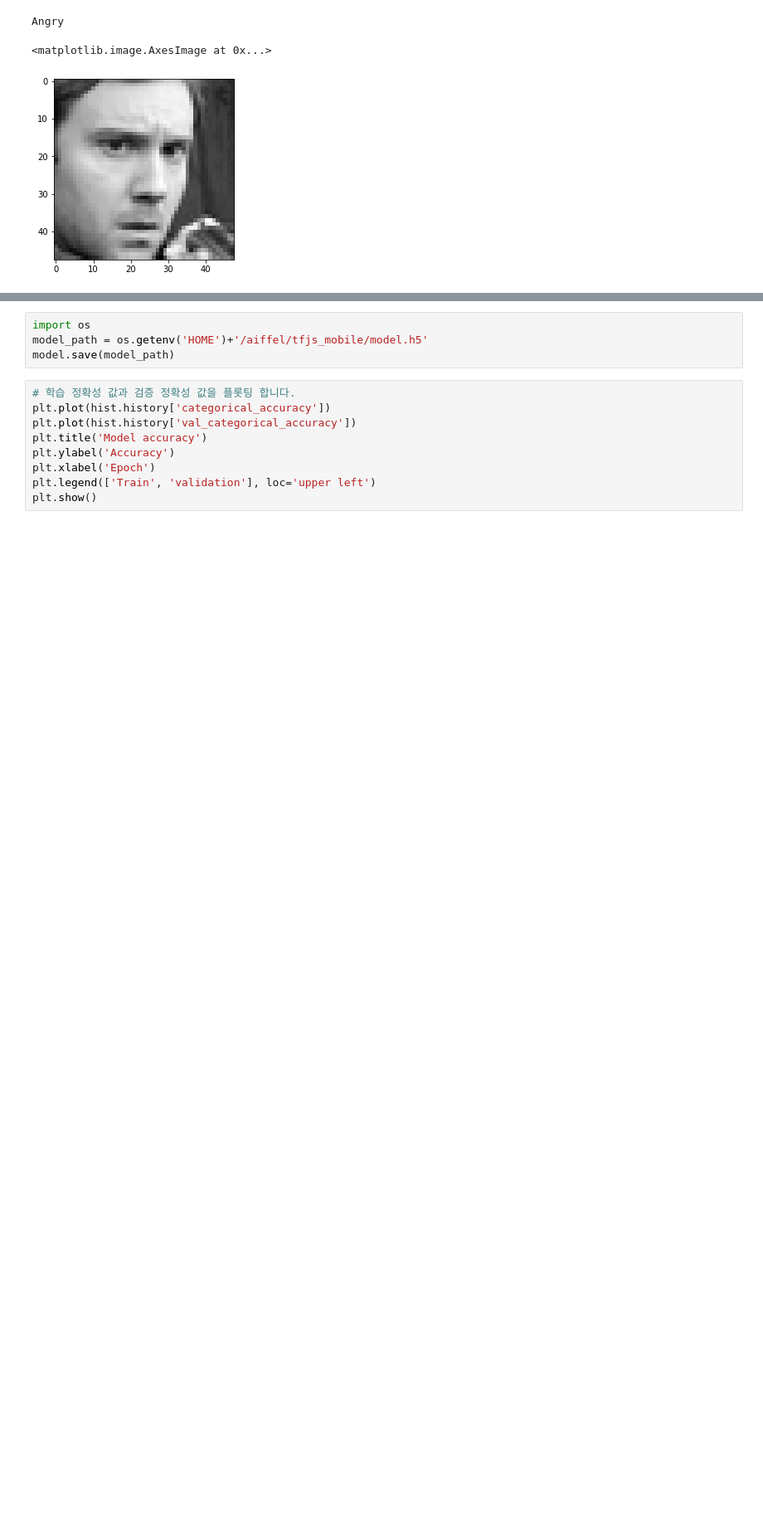
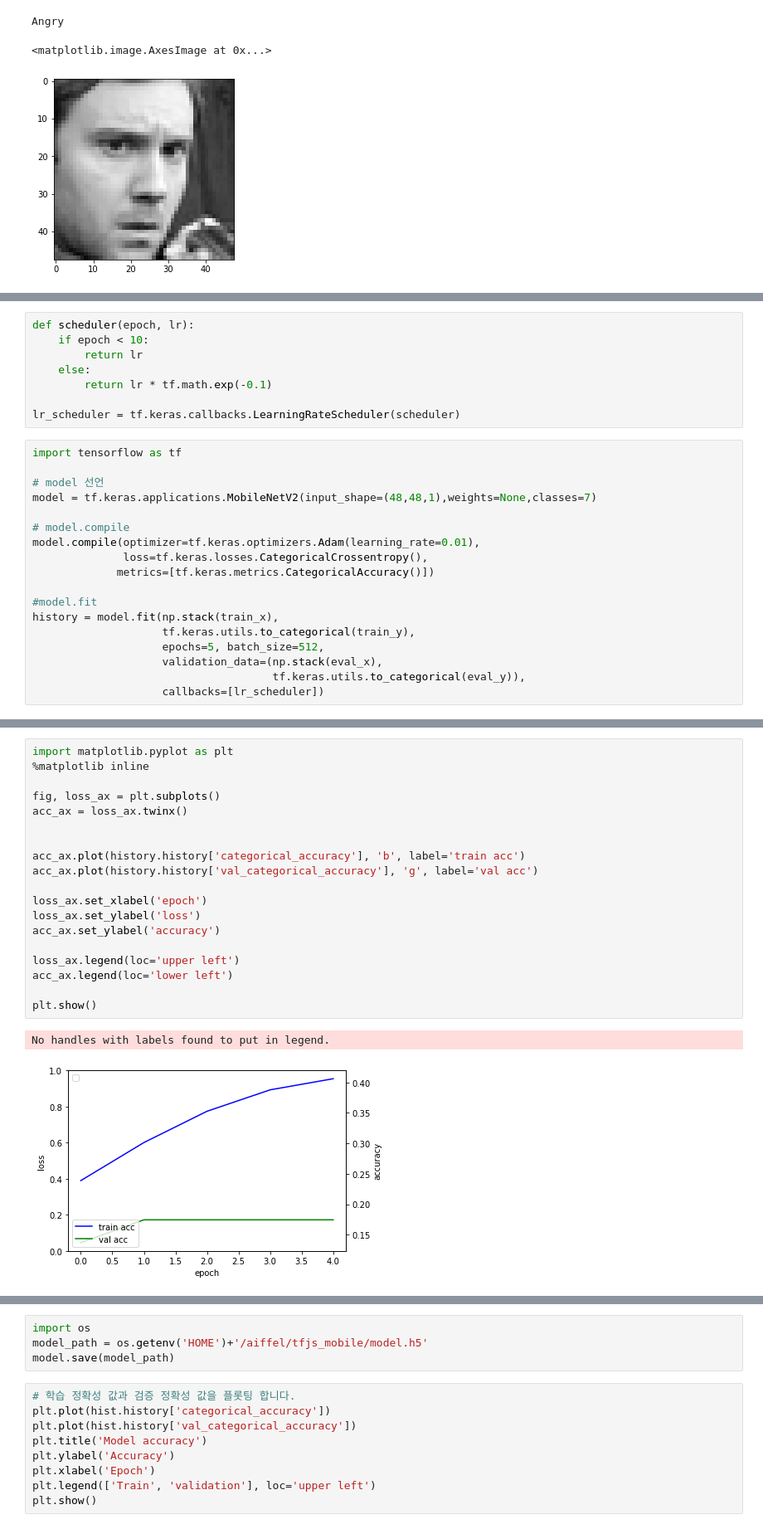
Before and after one commit to YesicaKim/tfjs_mobile, a Jupyter notebook: face_emoji.ipynb, the cells around one changed output, grey strips where cells are left out. Shown: that part at 83% size. Cells and saved outputs as stored; diff of their text form; blank space fills up the shorter version.

Commit message:
MobileNet updated

```diff
--- a/face_emoji.ipynb
+++ b/face_emoji.ipynb
@@ -46,0 +68,26 @@ Angry
+# %%
+def scheduler(epoch, lr):
+    if epoch < 10:
+        return lr
+    else:
+        return lr * tf.math.exp(-0.1)
+
+lr_scheduler = tf.keras.callbacks.LearningRateScheduler(scheduler)
+# %%
+import tensorflow as tf
+
+# model 선언
+model = tf.keras.applications.MobileNetV2(input_shape=(48,48,1),weights=None,classes=7)
+
+# model.compile
+model.compile(optimizer=tf.keras.optimizers.Adam(learning_rate=0.01),
+              loss=tf.keras.losses.CategoricalCrossentropy(),
+             metrics=[tf.keras.metrics.CategoricalAccuracy()])
+
+#model.fit
+history = model.fit(np.stack(train_x),
+                    tf.keras.utils.to_categorical(train_y),
+                    epochs=5, batch_size=512,
+                    validation_data=(np.stack(eval_x),
+                                     tf.keras.utils.to_categorical(eval_y)),
+                    callbacks=[lr_scheduler])
@@ -47,3 +105,25 @@ Angry
+# %%
+import matplotlib.pyplot as plt
+%matplotlib inline
+
+fig, loss_ax = plt.subplots()
+acc_ax = loss_ax.twinx()
+
+
+acc_ax.plot(history.history['categorical_accuracy'], 'b', label='train acc')
+acc_ax.plot(history.history['val_categorical_accuracy'], 'g', label='val acc')
+
+loss_ax.set_xlabel('epoch')
+loss_ax.set_ylabel('loss')
+acc_ax.set_ylabel('accuracy')
+
+loss_ax.legend(loc='upper left')
+acc_ax.legend(loc='lower left')
+
+plt.show()
+# %% [output]
+No handles with labels found to put in legend.
+[figure, added]
 # %%
 import tensorflow as tf
 
```
Also changed, not shown: parts of 4 cells of this notebook, 4 other files.
